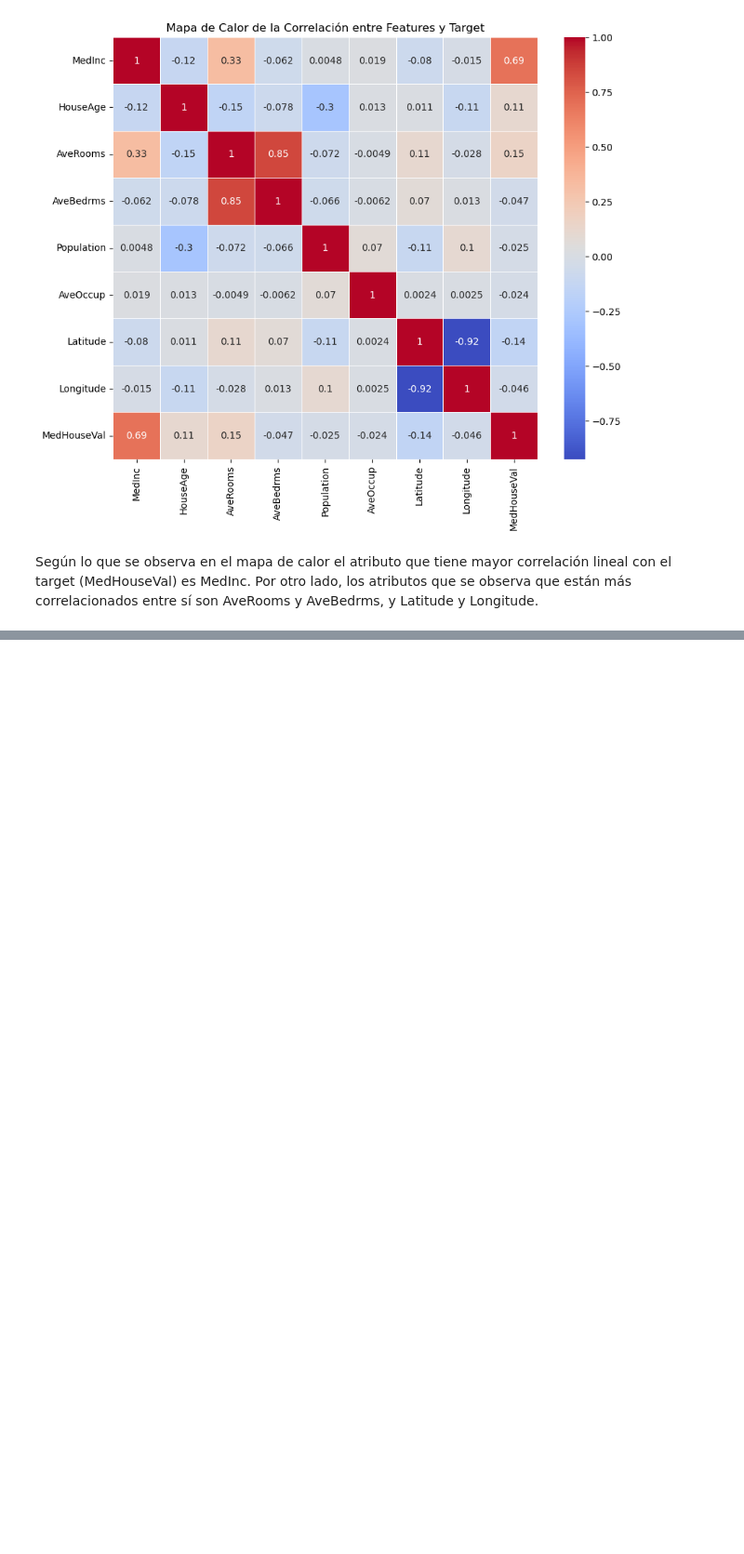
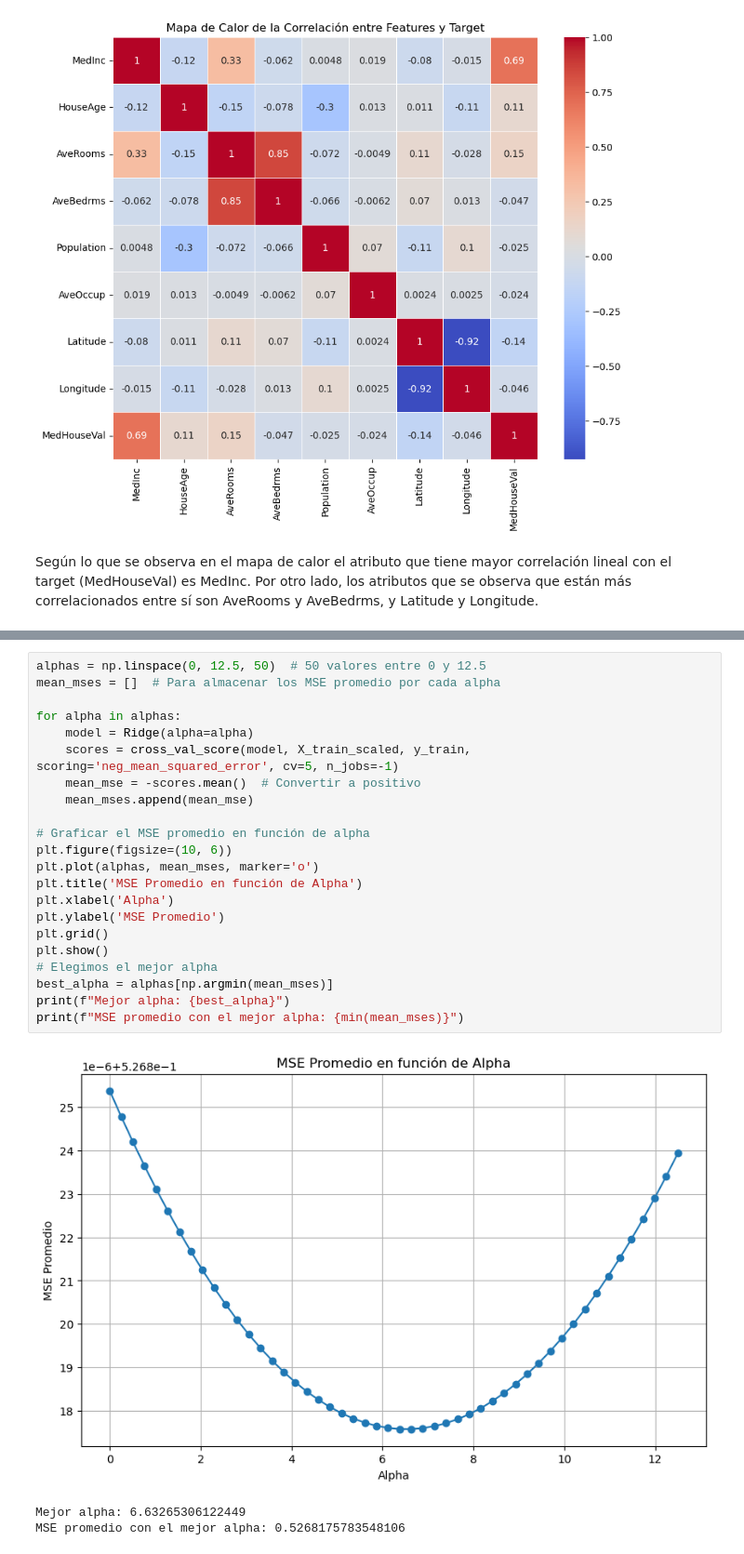
Before and after one commit to Grupo-CEIA-IIA/ceia_iia_tps, a Jupyter notebook: TP2/TP2.ipynb, the cells around one changed output, grey strips where cells are left out. Shown at 93% size. Drawn from its saved outputs; the diff is of its cells as text; blank space fills up the shorter version.

```diff
--- a/TP2/TP2.ipynb
+++ b/TP2/TP2.ipynb
@@ -105,0 +198,26 @@ Según lo que se observa en el mapa de calor el atributo que tiene mayor correla
+# %%
+alphas = np.linspace(0, 12.5, 50)  # 50 valores entre 0 y 12.5
+mean_mses = []  # Para almacenar los MSE promedio por cada alpha
+
+for alpha in alphas:
+    model = Ridge(alpha=alpha)
+    scores = cross_val_score(model, X_train_scaled, y_train, scoring='neg_mean_squared_error', cv=5, n_jobs=-1)
+    mean_mse = -scores.mean()  # Convertir a positivo
+    mean_mses.append(mean_mse)
+
+# Graficar el MSE promedio en función de alpha
+plt.figure(figsize=(10, 6))
+plt.plot(alphas, mean_mses, marker='o')
+plt.title('MSE Promedio en función de Alpha')
+plt.xlabel('Alpha')
+plt.ylabel('MSE Promedio')
+plt.grid()
+plt.show()
+# Elegimos el mejor alpha
+best_alpha = alphas[np.argmin(mean_mses)]
+print(f"Mejor alpha: {best_alpha}")
+print(f"MSE promedio con el mejor alpha: {min(mean_mses)}")
+# %% [output]
+[figure, added]
+Mejor alpha: 6.63265306122449
+MSE promedio con el mejor alpha: 0.5268175783548106
```
Also changed, not shown: parts of 10 cells of this notebook.
